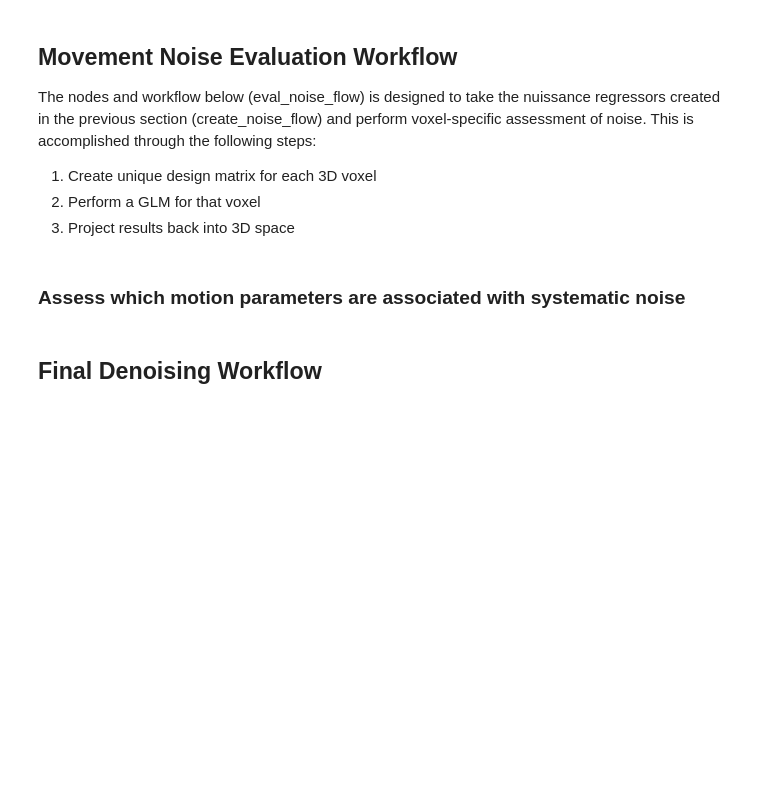
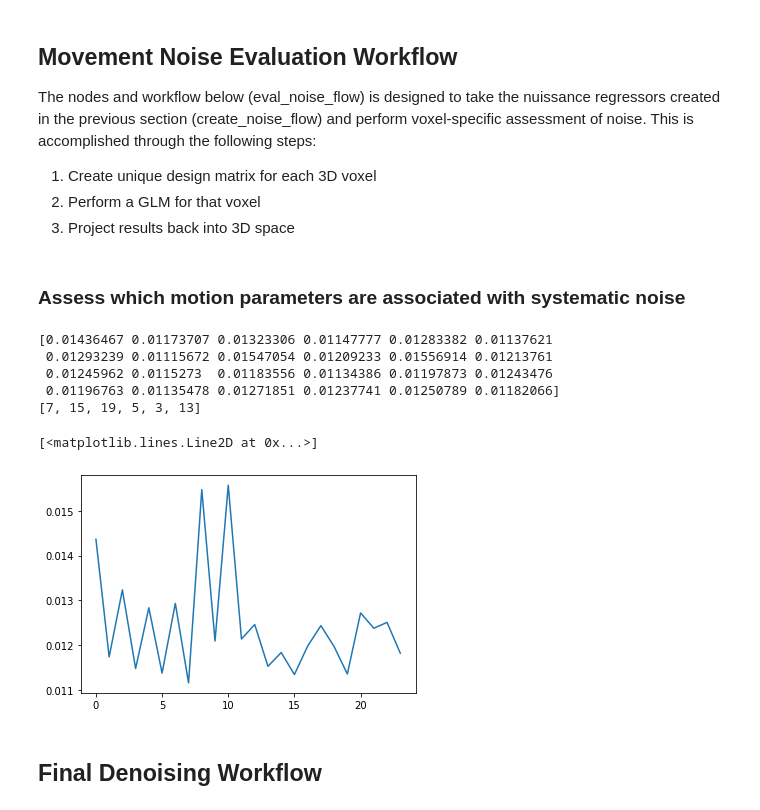
Before and after one commit to catcamacho/infant_rest, a Jupyter notebook: motion_DM/1_preprocessing_new.ipynb, the cells around one changed output. Drawn from its saved outputs; the diff is of its cells as text; code cells hidden in the pictures; blank space fills up the shorter version.

```diff
--- a/motion_DM/1_preprocessing_new.ipynb
+++ b/motion_DM/1_preprocessing_new.ipynb
@@ -627,19 +640,28 @@ check_call(['3dMean','-prefix',output_dir + '/mean_p_eta/p_eta_mean.nii.gz','-no
 # %%
 from nilearn.masking import apply_mask
 import matplotlib.pyplot as plt
 from numpy import mean
 
-p_eta_data = apply_mask(output_dir + '/mean_p_eta/p_eta_mean.nii.gz', template_gmmask)
+p_eta_data = apply_mask(output_dir + '/mean_partial_r2/mean_p_eta_estimates.nii.gz', template_gmmask)
 mean_p_etas = mean(p_eta_data, axis=1)
+print(mean_p_etas)
 indices_to_drop = sorted(range(len(mean_p_etas)), key=lambda i: mean_p_etas[i])[:6]
 print(indices_to_drop)
 
 noise_to_drop = []
 for i in indices_to_drop:
     noise_to_drop.append('noise_{0}'.format(3*i+6))
     noise_to_drop.append('noise_{0}'.format(3*i+7))
     noise_to_drop.append('noise_{0}'.format(3*i+8))
 plt.plot(mean_p_etas)
+# %% [output]
+[0.01436467 0.01173707 0.01323306 0.01147777 0.01283382 0.01137621
+ 0.01293239 0.01115672 0.01547054 0.01209233 0.01556914 0.01213761
+ 0.01245962 0.0115273  0.01183556 0.01134386 0.01197873 0.01243476
+ 0.01196763 0.01135478 0.01271851 0.01237741 0.01250789 0.01182066]
+[7, 15, 19, 5, 3, 13]
+[<matplotlib.lines.Line2D at 0x...>]
+[figure, added]
 # %% [markdown]
 ## Final Denoising Workflow
 # %%
```
Also changed, not shown: parts of 10 cells of this notebook, 1 other file.
